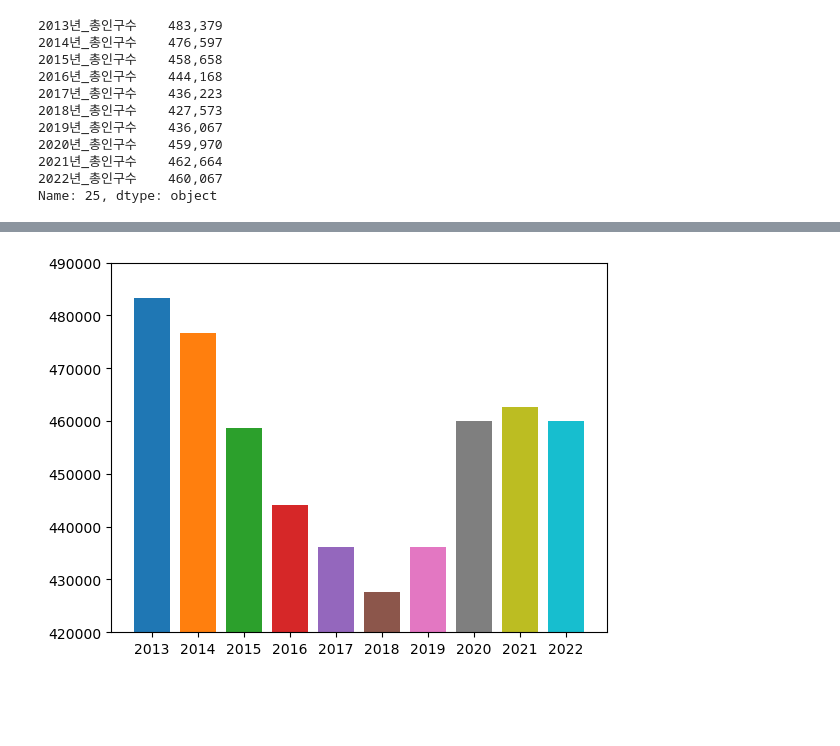
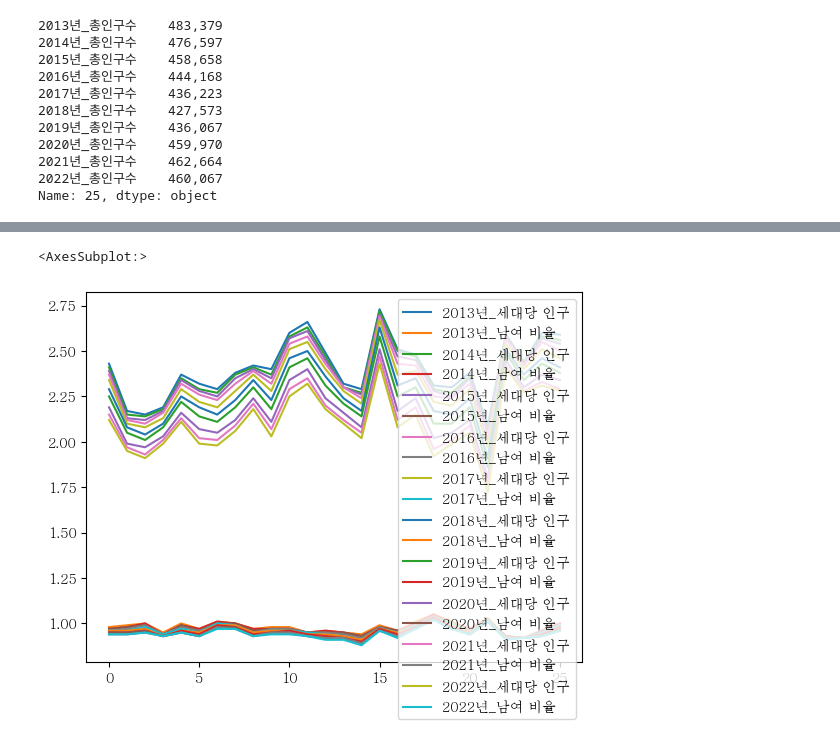
Before and after one commit to himediaJin/classproject, a Jupyter notebook: python/서울시인구데이터분석.ipynb, the cells around one changed output, grey strips where cells are left out. Drawn from its saved outputs; the diff is of its cells as text; code cells hidden in the pictures; blank space fills up the shorter version.

```diff
--- a/python/서울시인구데이터분석.ipynb
+++ b/python/서울시인구데이터분석.ipynb
@@ -81,15 +77,0 @@ Name: 25, dtype: object}
-# %%
-import matplotlib.pyplot as plt
-
-plt.ylim([420000, 490000])
-
-loc = '서울특별시 강동구 (1174000000)'
-
-for i in range(len(data[loc])):
-    # str -> ',' 를 제거 -> 문자를 숫자타입으로 변경
-    data[loc][i] = int(data[loc][i].replace(',', ''))
-    plt.bar(data[loc].index[i].split('년_')[0], data[loc][i])
-
-plt.show()
-# %% [output]
-[figure, removed]
@@ -95,0 +86,9 @@ plt.show()
+# %%
+import pandas as pd
+import matplotlib.pyplot as plt
+
+result = pd.read_csv('201312.csv', encoding='cp949')
+result.plot()
+# %% [output]
+<AxesSubplot:>
+[figure, added]
```
Also changed, not shown: parts of 4 cells of this notebook, 1 other file.
